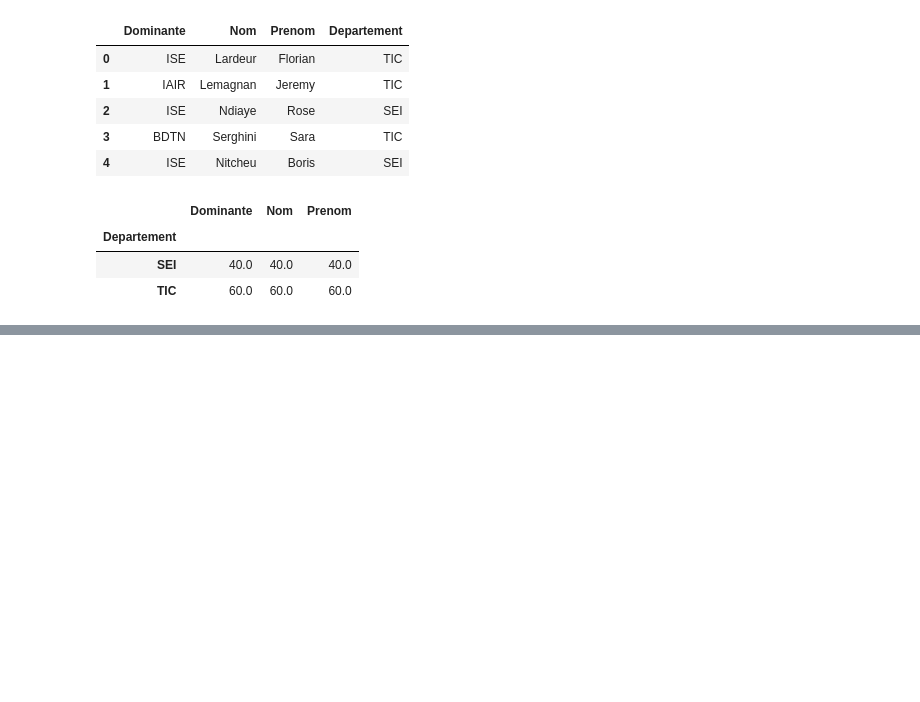
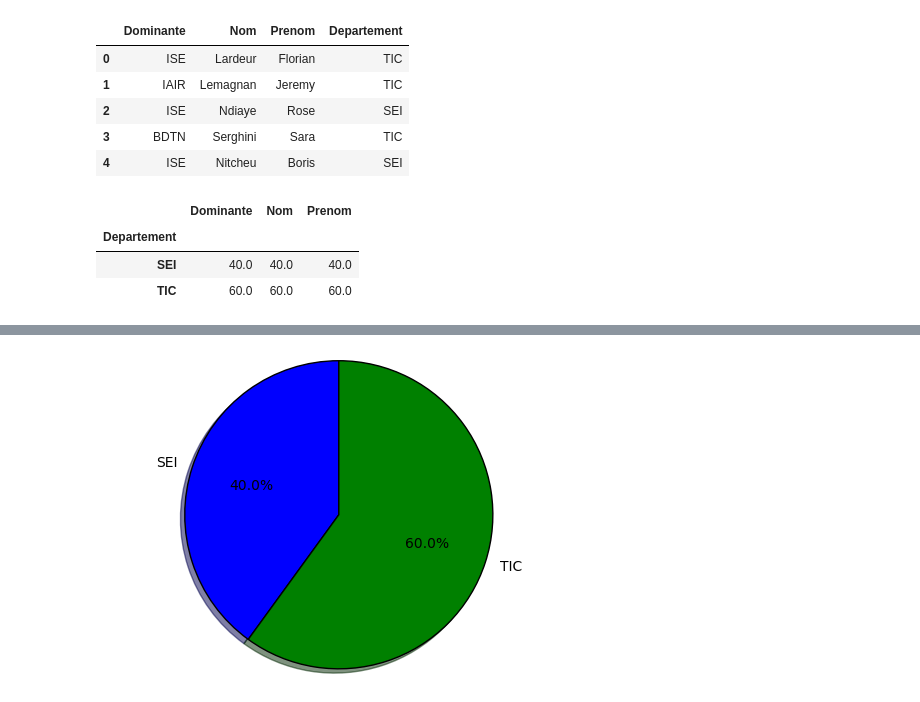
Before and after one commit to assitanDiarra/Python, a Jupyter notebook: ping.ipynb, the cells around one changed output, grey strips where cells are left out. Drawn from its saved outputs; the diff is of its cells as text; code cells hidden in the pictures; blank space fills up the shorter version.

```diff
--- a/ping.ipynb
+++ b/ping.ipynb
@@ -111,0 +121,10 @@ mon_ping=result1.to_csv('mon_ping.csv')
+# %%
+name = ['SEI', 'TIC']
+data = result1.loc[:,'Dominante']
+
+explode=(0, 0)
+plt.pie(data, explode=explode, labels=name, autopct='%1.1f%%', startangle=90, shadow=True)
+plt.axis('equal')
+plt.show()
+# %% [output]
+[figure, added]
```
Also changed, not shown: parts of 1 cell of this notebook.
